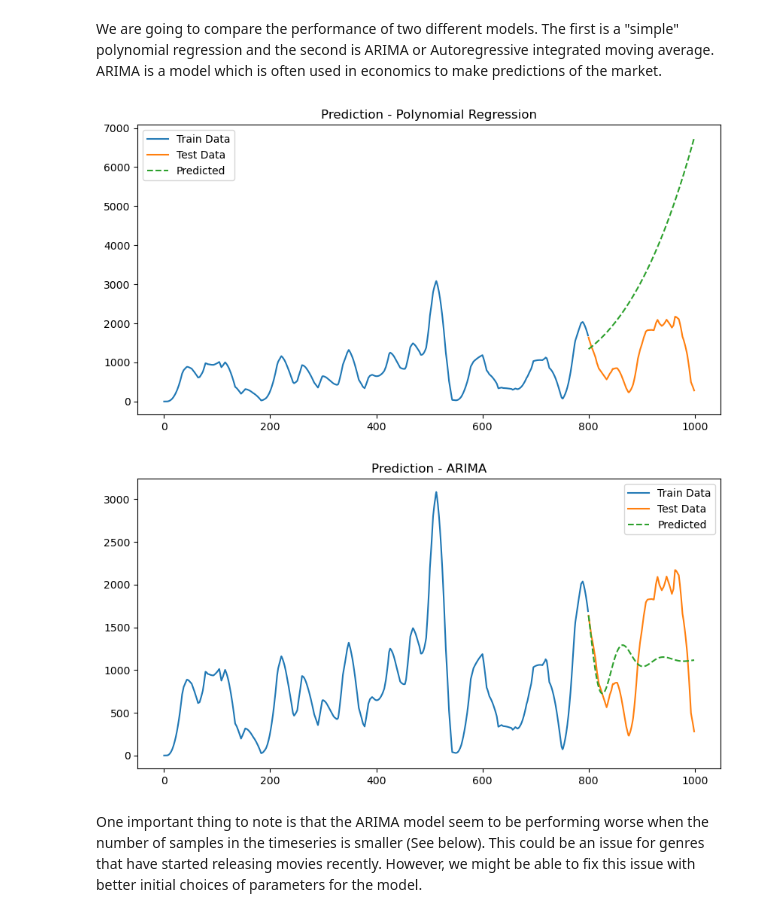
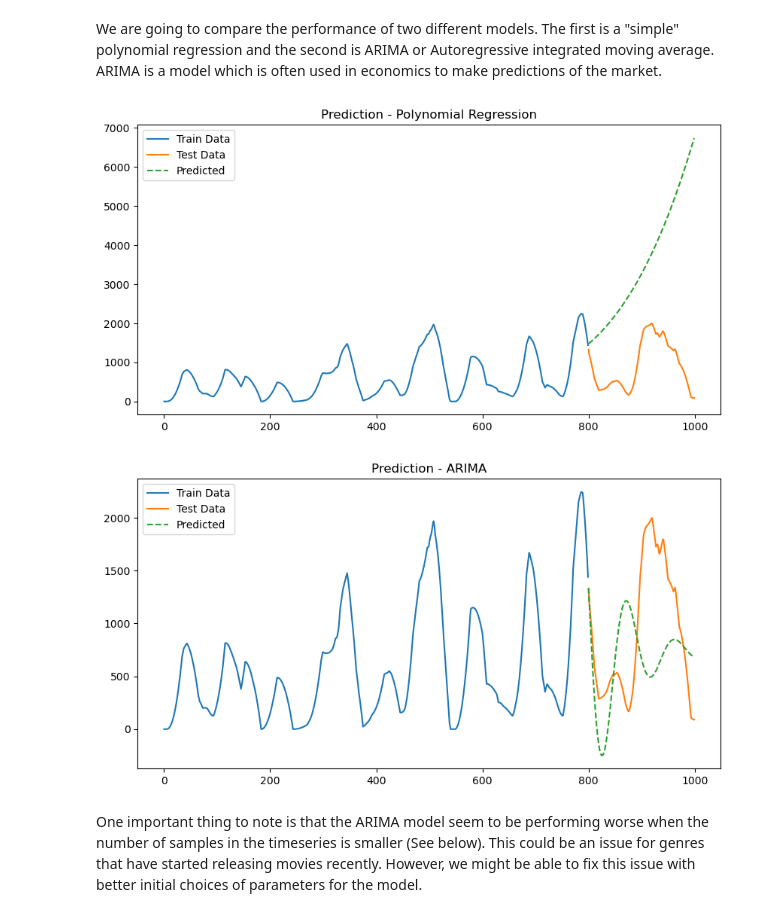
Before and after one commit to epfl-ada/ada-2024-project-gear5, a Jupyter notebook: methods.ipynb, the cells around one changed output. Drawn from its saved outputs; the diff is of its cells as text; code cells hidden in the pictures.

```diff
--- a/methods.ipynb
+++ b/methods.ipynb
@@ -31,7 +74,7 @@ The first step to predict the future trends in timeseries is to actually create
 With this in mind, we decided to apply our success metric to the derivative of our impact timeseries. Here is an example of how this would work.
 # %%
 # Need to adjust these values to have a better result. The best would probably be to have adaptable decay rates based on the impact of a movie
-num_events = 100
+num_events = 75
 linear_duration = 30  # Take 1 month for now. Might make sense to take 2 weeks also. Time during which the movies gains the interest of the public
 
 time_index = pd.date_range(start='2020-01-01', periods=1000, freq='D')
@@ -91,22 +134,22 @@ We are going to compare the performance of two different models. The first is a
 # %%
 np.random.seed(0)
 n = 1000
 time_series = pd.Series(0.5 * np.arange(n) + np.sin(np.linspace(0, 20, n)) + np.random.normal(scale=2, size=n))
 train, test = impact_series[:800], impact_series[800:]
 
 poly_predictions = polynomial_regression(train, degree=4, n_forecast=len(test + 1000))
 plot_results(train, test, poly_predictions, "Prediction - Polynomial Regression")
 
 # p is the number of previous points used to make the prediction
 # d is the differentiating order to eliminate trends
 # q is the moving average window
-order = (50, 1, 50)  # (p,d,q)
+order = (400, 2, 20)  # (p,d,q)
 
 arima_predictions = arima(train, order=(2, 1, 2), n_forecast=len(test+ 1000))
 plot_results(train, test, arima_predictions, "Prediction - ARIMA")
 # %% [output]
-[figure, old version]
+[figure, new version]
-[figure, old version]
+[figure, new version]
 # %% [markdown]
 One important thing to note is that the ARIMA model seem to be performing worse when the number of samples in the timeseries is smaller (See below). This could be an issue for genres that have started releasing movies recently. However, we might be able to fix this issue with better initial choices of parameters for the model.
 # %%
```
Also changed, not shown: parts of 9 cells of this notebook.
